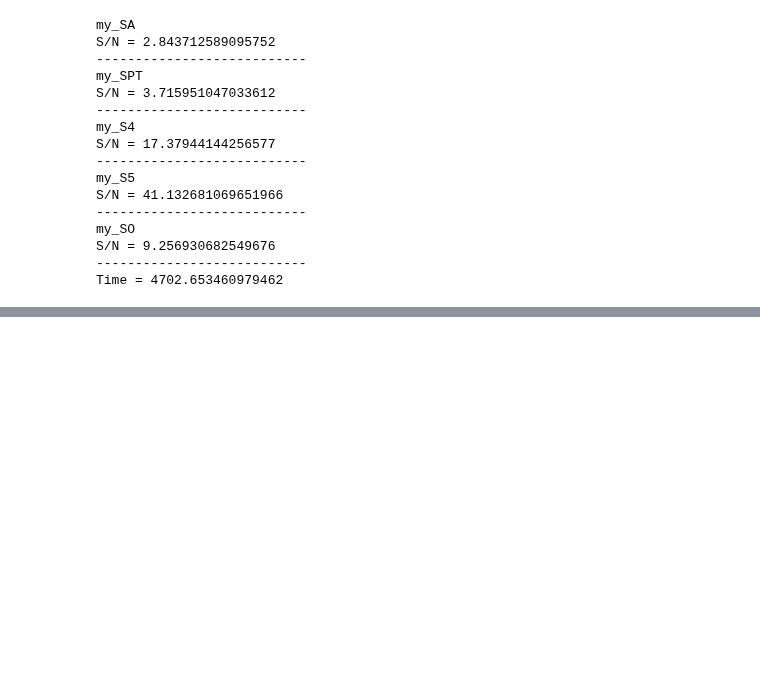
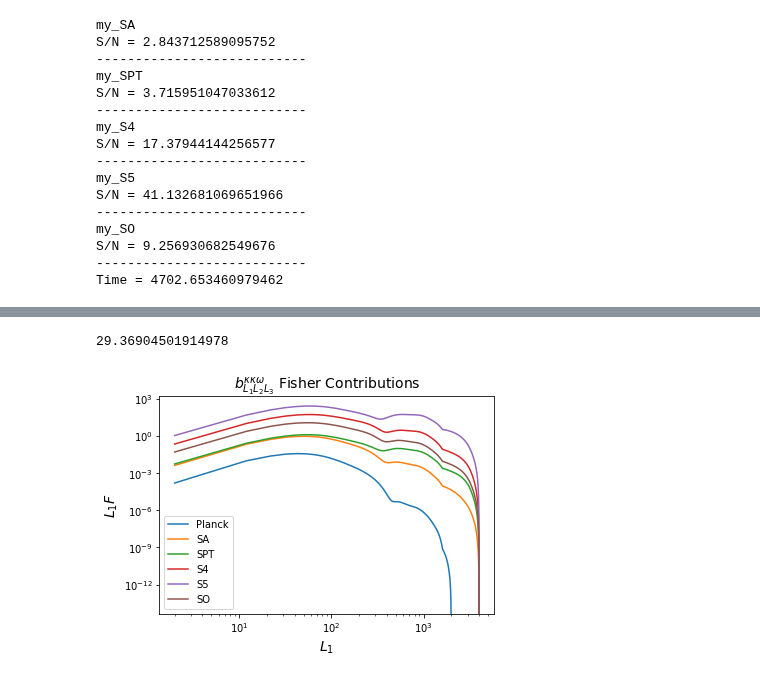
Before and after one commit to mfrobertson/omegaQE, a Jupyter notebook: kkomega/fisher.ipynb, the cells around one changed output, grey strips where cells are left out. Cells and saved outputs as stored; diff of their text form; code cells hidden in the pictures; blank space fills up the shorter version.

```diff
--- a/kkomega/fisher.ipynb
+++ b/kkomega/fisher.ipynb
@@ -157,0 +230,18 @@ Time = 4702.653460979462
+# %%
+Lmax = 4000
+dL = 1
+dTheta = 0.3
+L3max = 4000
+f_skys = [0.65, 0.06, 0.4, 0.5, 0.4]
+exps = ["my_SA", "my_SPT", "my_S4", "my_S5", "my_SO"]
+t0 = time.time()
+for iii, exp in enumerate(exps):
+    N0_file = f"cache/_N0/N0_{exp}_14_14_TQU.npy"
+    fisher = Fisher(N0_file, ells_sample_file, M_file)
+    f_sky = f_skys[iii]
+    F_conv_rot = fisher.get_convergence_bispectrum_Fisher3(Lmax, dL, dTheta, L3max, f_sky)
+    print(exp)
+    print(f"S/N = {np.sqrt(F_conv_rot)}")
+    print("---------------------------")
+t1 = time.time()
+print(f"Time = {t1 - t0}")
@@ -157,0 +265,22 @@ Time = 4702.653460979462
+# %%
+dL = 10
+dTheta = 0.3
+Lmaxs = [2000, 4000, 4000, 4000, 4000, 4000]
+f_skys = [0.7, 0.65, 0.06, 0.4, 0.5, 0.4]
+exps = ["my_Planck", "my_SA", "my_SPT", "my_S4", "my_S5", "my_SO"]
+t0 = time.time()
+for iii, exp in enumerate(exps):
+    N0_file = f"cache/_N0/N0_{exp}_14_14_TQU.npy"
+    fisher = Fisher(N0_file, ells_sample_file, M_file)
+    Ls_rot, F_conv_rot = fisher.get_convergence_rotation_bispectrum_Fisher2(Lmaxs[iii], dL, dTheta, Lmaxs[iii], f_skys[iii], arr=True)
+    plt.loglog(Ls_rot, Ls_rot*F_conv_rot, label=f"{exp[3:]}")
+t1 = time.time()
+print(t1-t0)
+plt.title("$b_{L_1L_2L_3}^{\kappa\kappa\omega}$ Fisher Contributions", fontsize=14)
+plt.xlabel("$L_1$", fontsize=14)
+plt.ylabel("$L_1F$", fontsize=14)
+plt.legend()
+plt.show()
+# %% [output]
+29.36904501914978
+[figure, added]
```
Also changed, not shown: parts of 6 cells of this notebook, 1 other file.
